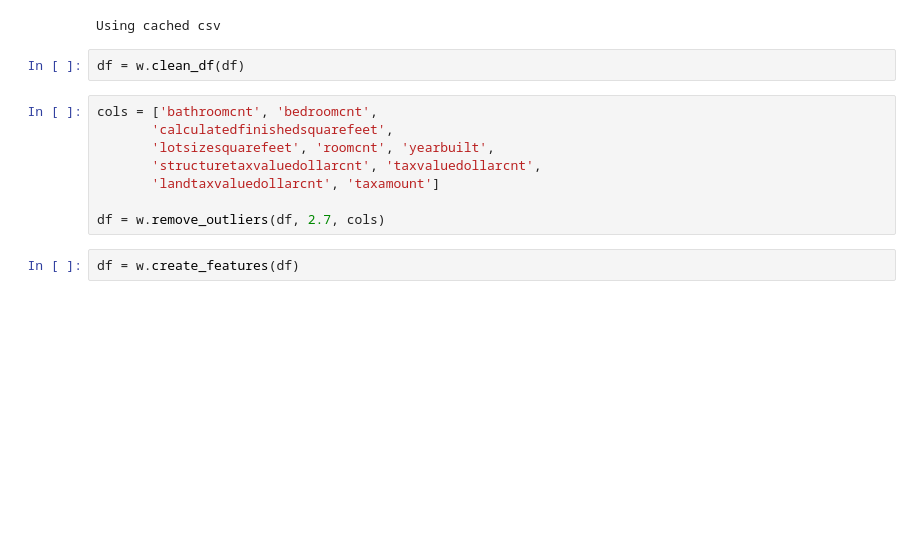
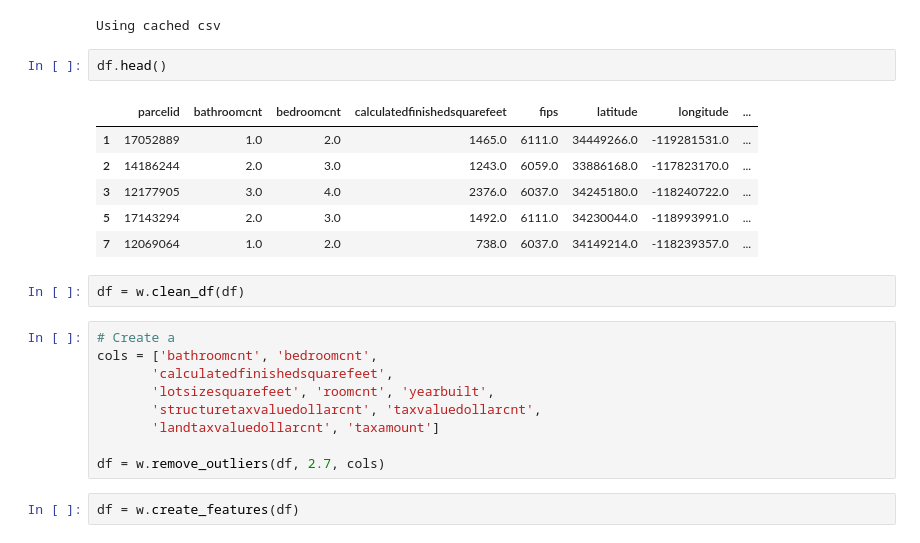
Before and after one commit to jnolf/codeup-clustering-project, a Jupyter notebook: project-workbook.ipynb, the cells around one changed output. Cells and saved outputs as stored; diff of their text form; blank space fills up the shorter version.

```diff
--- a/project-workbook.ipynb
+++ b/project-workbook.ipynb
@@ -32,9 +32,19 @@ pd.set_option('display.max_columns',None)
 df = w.acquire_df()
 # %% [output]
 Using cached csv
+# %%
+df.head()
+# %% [output]
+|  | parcelid | bathroomcnt | bedroomcnt | calculatedfinishedsquarefeet | fips | latitude | longitude | ... |
+| 1 | 17052889 | 1.0 | 2.0 | 1465.0 | 6111.0 | 34449266.0 | -119281531.0 | ... |
+| 2 | 14186244 | 2.0 | 3.0 | 1243.0 | 6059.0 | 33886168.0 | -117823170.0 | ... |
+| 3 | 12177905 | 3.0 | 4.0 | 2376.0 | 6037.0 | 34245180.0 | -118240722.0 | ... |
+| 5 | 17143294 | 2.0 | 3.0 | 1492.0 | 6111.0 | 34230044.0 | -118993991.0 | ... |
+| 7 | 12069064 | 1.0 | 2.0 | 738.0 | 6037.0 | 34149214.0 | -118239357.0 | ... |
 # %%
 df = w.clean_df(df)
 # %%
+# Create a
 cols = ['bathroomcnt', 'bedroomcnt',
        'calculatedfinishedsquarefeet',
        'lotsizesquarefeet', 'roomcnt', 'yearbuilt',
```
Also changed, not shown: parts of 37 cells of this notebook, 3 other files.
